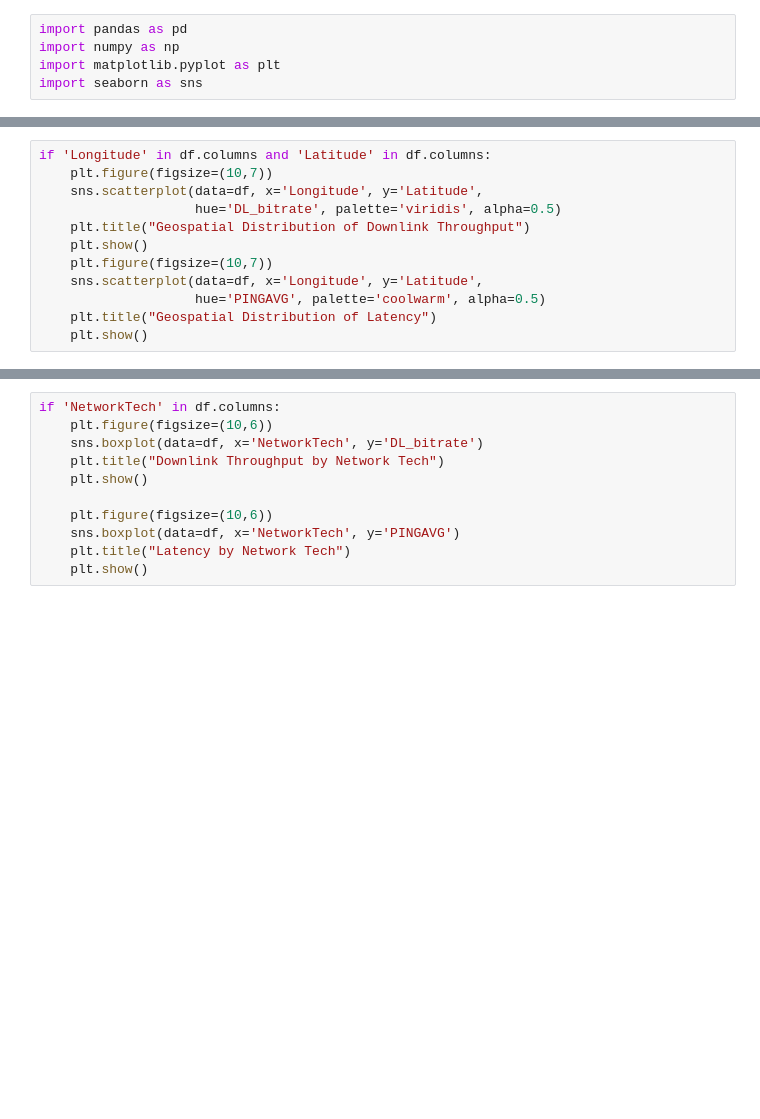
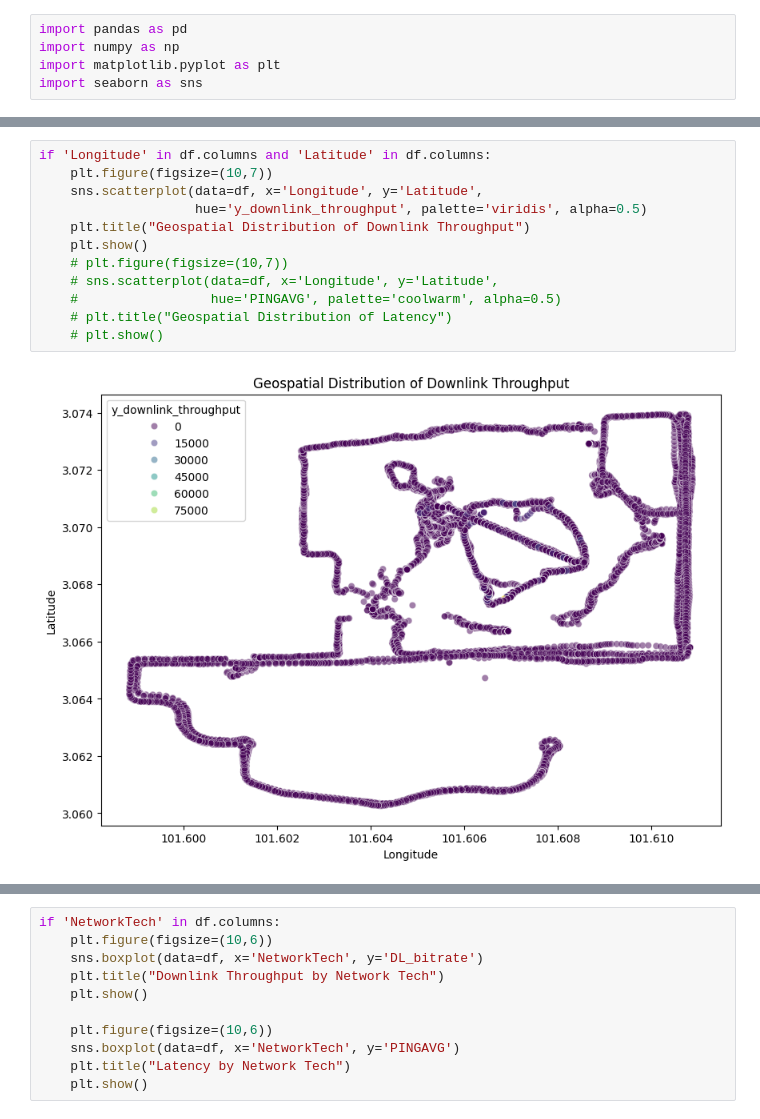
Before and after one commit to Nokia-MN-DataScience-Project/EDA, a Jupyter notebook: EDA.ipynb, the cells around one changed output, grey strips where cells are left out. Cells and saved outputs as stored; diff of their text form; blank space fills up the shorter version.

```diff
--- a/EDA.ipynb
+++ b/EDA.ipynb
@@ -67,15 +154,17 @@ if 'ElapsedTime' in df.columns:
 # %%
 if 'Longitude' in df.columns and 'Latitude' in df.columns:
     plt.figure(figsize=(10,7))
     sns.scatterplot(data=df, x='Longitude', y='Latitude',
-                    hue='DL_bitrate', palette='viridis', alpha=0.5)
+                    hue='y_downlink_throughput', palette='viridis', alpha=0.5)
     plt.title("Geospatial Distribution of Downlink Throughput")
     plt.show()
-    plt.figure(figsize=(10,7))
-    sns.scatterplot(data=df, x='Longitude', y='Latitude',
-                    hue='PINGAVG', palette='coolwarm', alpha=0.5)
-    plt.title("Geospatial Distribution of Latency")
-    plt.show()
+    # plt.figure(figsize=(10,7))
+    # sns.scatterplot(data=df, x='Longitude', y='Latitude',
+    #                 hue='PINGAVG', palette='coolwarm', alpha=0.5)
+    # plt.title("Geospatial Distribution of Latency")
+    # plt.show()
+# %% [output]
+[figure, added]
 # %%
 if 'Operatorname' in df.columns:
     plt.figure(figsize=(10,6))
```
Also changed, not shown: parts of 14 cells of this notebook.
